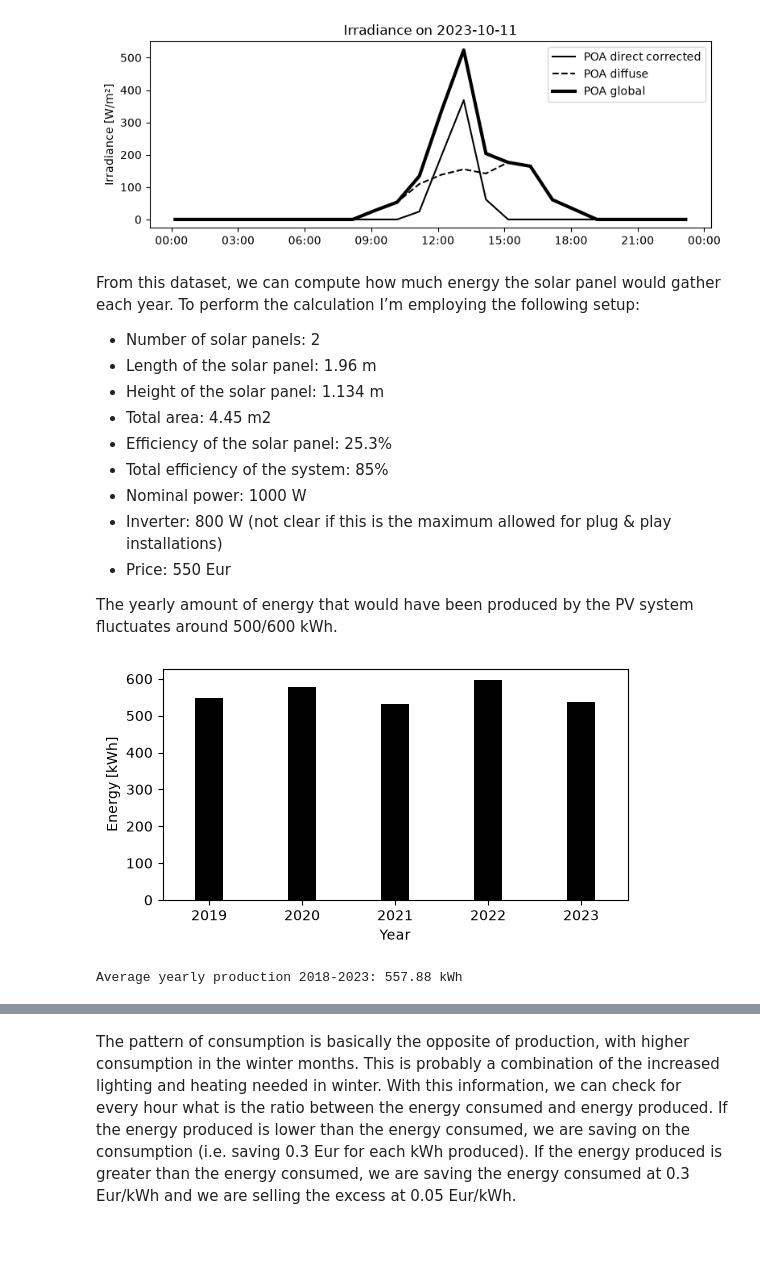
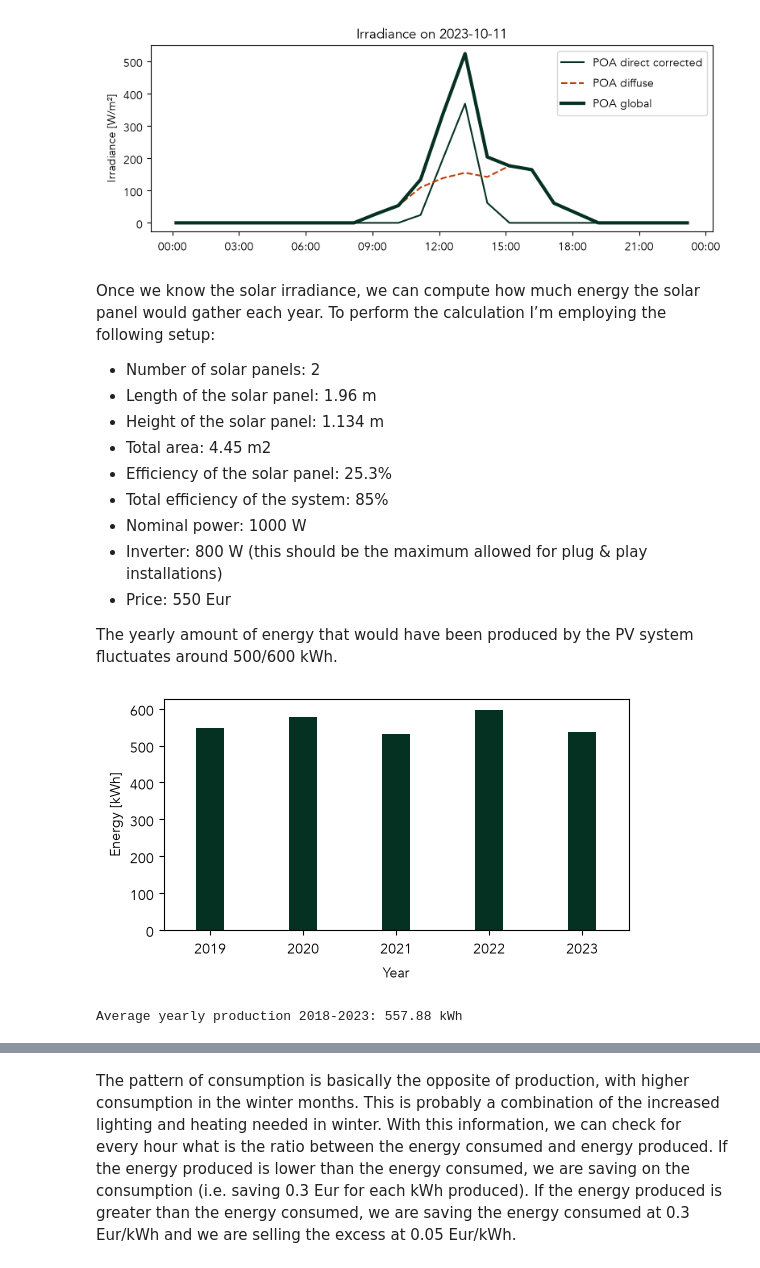
Before and after one commit to albertoprocacci/ders-in-brussels, a Jupyter notebook: book/01_balcony-pv-production.ipynb, the cells around one changed output, grey strips where cells are left out. Drawn from its saved outputs; the diff is of its cells as text; code cells hidden in the pictures; blank space fills up the shorter version.

```diff
--- a/book/01_balcony-pv-production.ipynb
+++ b/book/01_balcony-pv-production.ipynb
@@ -25,10 +26,12 @@ Unfortunately, the information regarding the horizon is much harder to get. The
 import pvlib
 import pandas as pd
 import matplotlib.pyplot as plt
+plt.rcParams["font.family"] = "Avenir"
 
+# read the horizon data
 hz = pd.read_csv("../data/horizon_balcony.csv")
 
-# Location in Brussels
+# location in Brussels
 latitude = 50.817205
 longitude = 4.377434
 azimuth = 223  # SW
@@ -58,7 +61,7 @@ for date in dates:
     times = pd.date_range(start=date, end=date + pd.Timedelta(days=1), freq="2min", tz=tz)
     solar_position = pvlib.solarposition.get_solarposition(times, latitude, longitude)
 
-    # Keep Sun above astronomical horizon
+    # keep Sun above astronomical horizon
     solar_position = solar_position[solar_position["apparent_elevation"] > 0]
     solar_paths[date.strftime("%b")] = solar_position
 
@@ -72,6 +75,7 @@ ax.plot(az_horizon, el_horizon, color="black", linewidth=1.5)
 
 cmap = plt.cm.viridis
 for i, (month, sun) in enumerate(solar_paths.items()):
+    # keep Sun within the visible range
     mask = ((sun["azimuth"] >= 0) &(sun["azimuth"] <= 360))
     ax.plot(sun.loc[mask, "azimuth"], sun.loc[mask, "apparent_elevation"], color=cmap(i / 11), linewidth=1.3, label=month)
 
@@ -142,22 +146,22 @@ data = data.iloc[:-1]  # drop last row
 # %%
 day = "2023-10-11"
 day_end = "2023-10-11 23:59"
 
 fig, ax = plt.subplots(figsize=(9,3))
-ax.plot(data["poa_direct_corr"].loc[day], label="POA direct corrected", c='k')
-ax.plot(data["poa_diffuse"].loc[day], label="POA diffuse", c='k', ls='--')
-ax.plot(data["poa_global"].loc[day], label="POA global", c ='k', lw=3)
+ax.plot(data["poa_direct_corr"].loc[day], label="POA direct corrected", c='#043122')
+ax.plot(data["poa_diffuse"].loc[day], label="POA diffuse", c='#C03C04', ls='--')
+ax.plot(data["poa_global"].loc[day], label="POA global", c ='#043122', lw=3)
 ax.xaxis.set_major_formatter(mdates.DateFormatter("%H:%M", tz=tz))
 ax.set_ylabel("Irradiance [W/m²]")
 ax.set_title(f"Irradiance on {day}")
 ax.legend()
 ax.grid(False)
 
 plt.show()
 # %% [output]
-[figure, old version]
+[figure, new version]
 # %% [markdown]
-From this dataset, we can compute how much energy the solar panel would gather each year. To perform the calculation I’m employing the following setup:
+Once we know the solar irradiance, we can compute how much energy the solar panel would gather each year. To perform the calculation I’m employing the following setup:
 * Number of solar panels: 2
 * Length of the solar panel: 1.96 m
 * Height of the solar panel: 1.134 m
@@ -165,7 +169,7 @@ From this dataset, we can compute how much energy the solar panel would gather e
 * Efficiency of the solar panel: 25.3%
 * Total efficiency of the system: 85%
 * Nominal power: 1000 W
-* Inverter: 800 W (not clear if this is the maximum allowed for plug & play installations)
+* Inverter: 800 W (this should be the maximum allowed for plug & play installations)
 * Price: 550 Eur
 
 The yearly amount of energy that would have been produced by the PV system fluctuates around 500/600 kWh.
@@ -199,7 +203,7 @@ data['E_prod'] = data['P_prod']/1000  # kWh
 # Plot yearly production
 yearly = data['E_prod'].resample("YE").sum()
 fig, ax = plt.subplots(figsize=(6, 3))
-ax.bar(yearly.index.year, yearly.values, width=0.3, color='black')
+ax.bar(yearly.index.year, yearly.values, width=0.3, color='#043122')
 ax.set_xlabel("Year")
 ax.set_xlim(2018.5, 2023.5)
 ax.set_ylabel("Energy [kWh]")
@@ -207,7 +211,7 @@ plt.show()
 
 print(f"Average yearly production 2018-2023: {yearly.mean():.2f} kWh")
 # %% [output]
-[figure, old version]
+[figure, new version]
 Average yearly production 2018-2023: 557.88 kWh
 # %%
 # Plot monthly production
```
Also changed, not shown: parts of 11 cells of this notebook.
